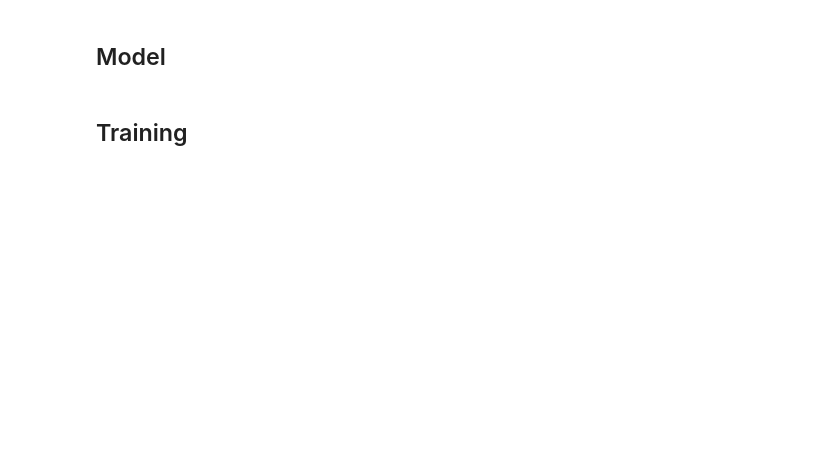
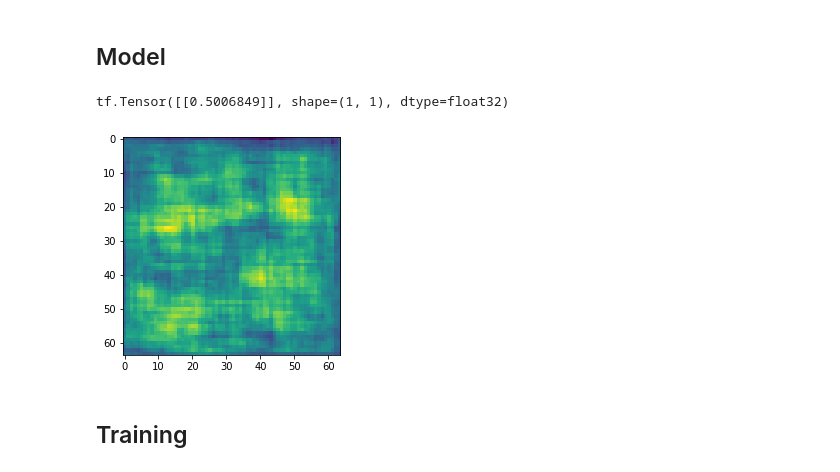
Before and after one commit to AI-Unibo-Projects/DL-Project, a Jupyter notebook: FaceGenerator_Colab.ipynb, the cells around one changed output. Drawn from its saved outputs; the diff is of its cells as text; code cells hidden in the pictures; blank space fills up the shorter version.

```diff
--- a/FaceGenerator_Colab.ipynb
+++ b/FaceGenerator_Colab.ipynb
@@ -43,8 +82,6 @@ Our input data is stored on Google Cloud Storage. To more fully use the parallel
 Below, we make heavy use of `tf.data.experimental.AUTOTUNE` to optimize different parts of input loading.
 # %%
 AUTO = tf.data.experimental.AUTOTUNE
-
-IMAGE_SIZE = [64, 64]
 
 gcs_pattern = 'gs://celeba-public/tfrecord_*.tfrec'
 
@@ -90,7 +127,7 @@ def parse_tfrecord(example):
   decoded = tf.image.decode_image(example['image'])
   normalized = tf.cast(decoded, tf.float32) / 255.0 # convert each 0-255 value to floats in [0, 1] range
   image_tensor = tf.reshape(normalized, [height, width, 3])
-  image_tensor = tf.image.resize(image_tensor[45:173,25:153], IMAGE_SIZE) # crop and reshape the image
+  image_tensor = tf.image.resize(image_tensor[45:173,25:153], (IMAGE_SIZE[0], IMAGE_SIZE[1])) # crop and reshape the image
   #attr_dict = {}
   #for name in att_names_list:
   #  attr_dict[name] = example[name]
@@ -103,6 +140,5 @@ def load_dataset(filenames):
   records = tf.data.TFRecordDataset(filenames, num_parallel_reads=AUTO)
   return records.map(parse_tfrecord, num_parallel_calls=AUTO)
 
-dataset = load_dataset(filenames).batch(batch_size)
-dataset.shuffle(buffer_size)
+dataset = load_dataset(filenames).shuffle(BUFFER_SIZE).prefetch(AUTO).batch(BATCH_SIZE)
 print(type(dataset))
@@ -138,5 +244,5 @@ display_images(images, 10)"""
 # %%
-def create_generator():
+def build_generator():
   # Generator using Functional API
 
   # Input layer
@@ -185,7 +291,7 @@ def create_generator():
 
   return model
 # %%
-def create_discriminator():
+def build_discriminator():
   # Discriminator using Functional API
 
   # Input layer
@@ -242,25 +337,24 @@ with tpu_strategy.scope():
 # %%
 # Testing generator and discriminator without training
 with tpu_strategy.scope(): # Train on TPU
-  generator = create_generator() # Create generator model
-  discriminator = create_discriminator() # Create discriminator model
-  generator_optimizer = tf.keras.optimizers.Adam(learning_rate=1e-4)
-  discriminator_optimizer = tf.keras.optimizers.Adam(learning_rate=1e-4)
+  generator = build_generator(SEED_SIZE, IMAGE_CHANNELS) # Create generator model
+  discriminator = build_discriminator(IMAGE_SIZE) # Create discriminator model
+  generator_optimizer = tf.keras.optimizers.Adam(1.5e-4, 0.5)
+  discriminator_optimizer = tf.keras.optimizers.Adam(1.5e-4, 0.5)
 
-# Generate random noise bewteen 1 and 100
-noise = tf.random.normal([1, 100])
-
-# Generate a random image
+noise = tf.random.normal([1, SEED_SIZE])
 generated_image = generator(noise, training=False)
 
-# Plot the generated image
 plt.imshow(generated_image[0, :, :, 0])
 
 # Discriminate the generated image
 decision = discriminator(generated_image)
 
 # Print the discriminator decision
 print(decision)
+# %% [output]
+tf.Tensor([[0.5006849]], shape=(1, 1), dtype=float32)
+[figure, added]
 # %%
 # Print a summary of the generator model
 generator.summary()
```
Also changed, not shown: parts of 15 cells of this notebook.
